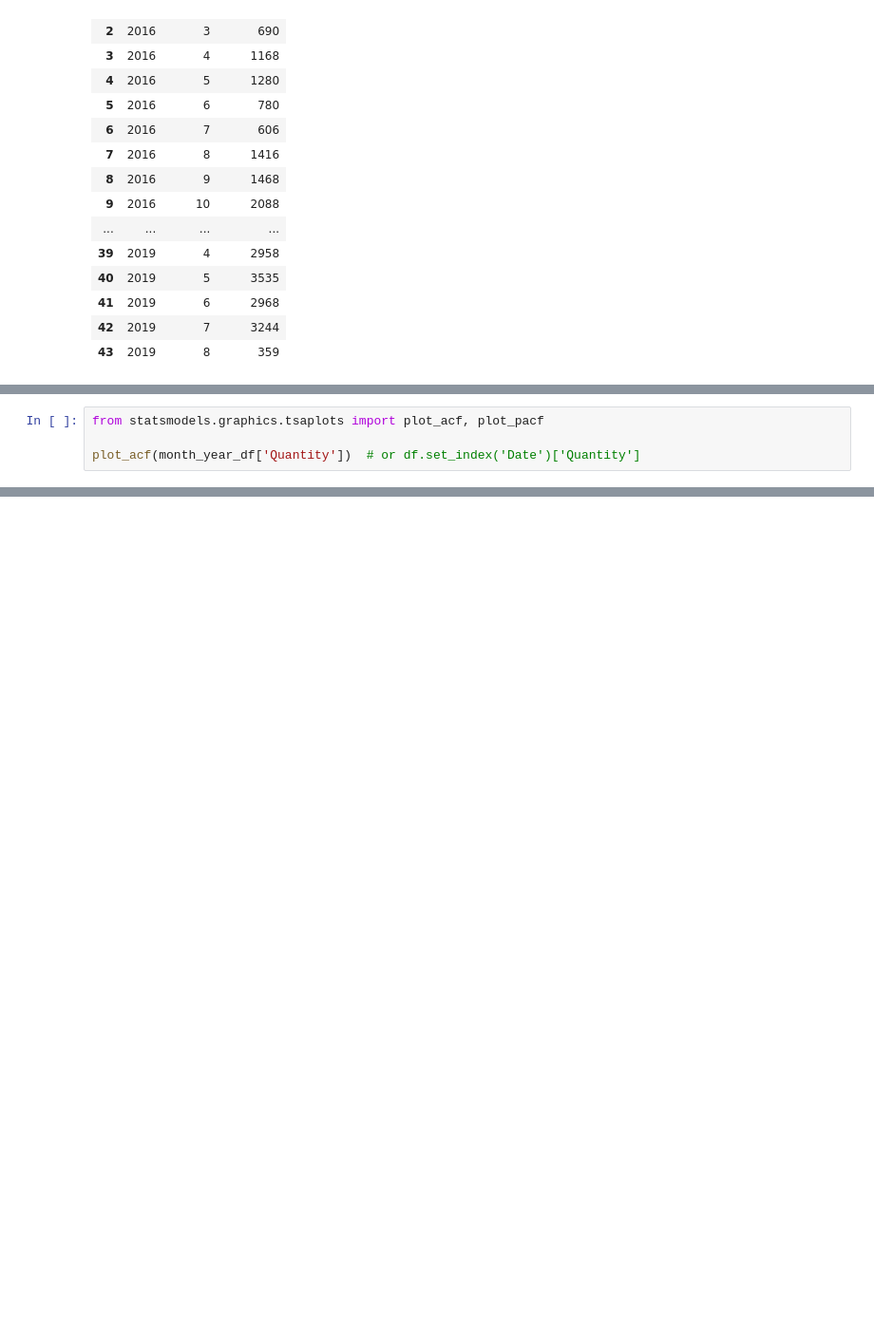
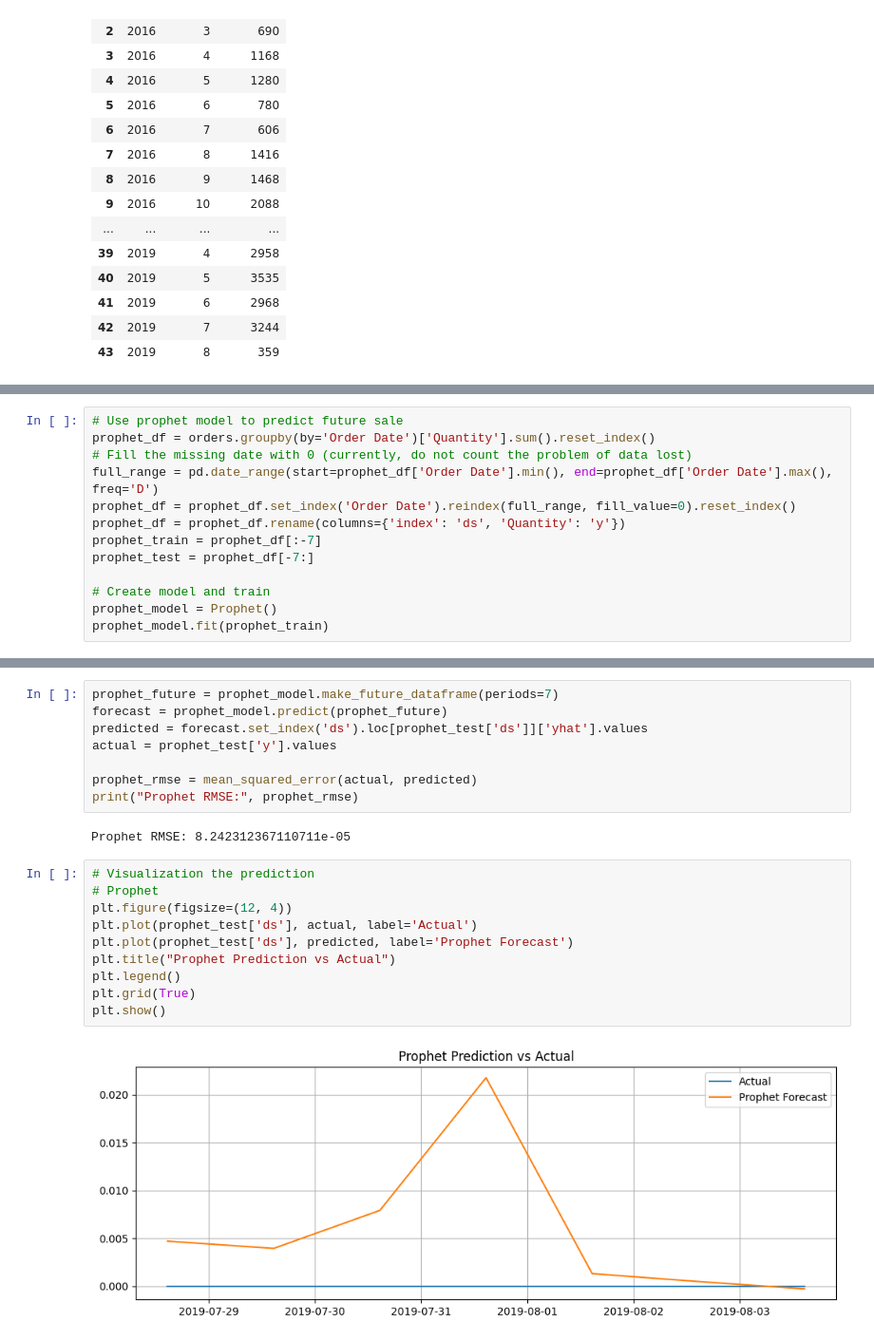
Before and after one commit to HoangUkr/Sale_Forecasting, a Jupyter notebook: Refine_Notebook.ipynb, the cells around one changed output, grey strips where cells are left out. Shown: that part at 95% size. Saved outputs shown, nothing was run; the diff lists cells and outputs as text; blank space fills up the shorter version.

```diff
--- a/Refine_Notebook.ipynb
+++ b/Refine_Notebook.ipynb
@@ -230,7 +246,16 @@ month_year_df.groupby('Month')['Quantity'].mean().plot(kind='bar')
 <Axes: xlabel='Month'>
 [figure]
 # %%
-from statsmodels.graphics.tsaplots import plot_acf, plot_pacf
+# Use prophet model to predict future sale
+prophet_df = orders.groupby(by='Order Date')['Quantity'].sum().reset_index()
+# Fill the missing date with 0 (currently, do not count the problem of data lost)
+full_range = pd.date_range(start=prophet_df['Order Date'].min(), end=prophet_df['Order Date'].max(), freq='D')
+prophet_df = prophet_df.set_index('Order Date').reindex(full_range, fill_value=0).reset_index()
+prophet_df = prophet_df.rename(columns={'index': 'ds', 'Quantity': 'y'})
+prophet_train = prophet_df[:-7]
+prophet_test = prophet_df[-7:]
 
-plot_acf(month_year_df['Quantity'])  # or df.set_index('Date')['Quantity']
+# Create model and train
+prophet_model = Prophet()
+prophet_model.fit(prophet_train)
 # %% [output]
@@ -238,0 +265,22 @@ plot_acf(month_year_df['Quantity'])  # or df.set_index('Date')['Quantity']
+# %%
+prophet_future = prophet_model.make_future_dataframe(periods=7)
+forecast = prophet_model.predict(prophet_future)
+predicted = forecast.set_index('ds').loc[prophet_test['ds']]['yhat'].values
+actual = prophet_test['y'].values
+
+prophet_rmse = mean_squared_error(actual, predicted)
+print("Prophet RMSE:", prophet_rmse)
+# %% [output]
+Prophet RMSE: 8.242312367110711e-05
+# %%
+# Visualization the prediction
+# Prophet
+plt.figure(figsize=(12, 4))
+plt.plot(prophet_test['ds'], actual, label='Actual')
+plt.plot(prophet_test['ds'], predicted, label='Prophet Forecast')
+plt.title("Prophet Prediction vs Actual")
+plt.legend()
+plt.grid(True)
+plt.show()
+# %% [output]
+[figure, added]
```
Also changed, not shown: parts of 15 cells of this notebook.
